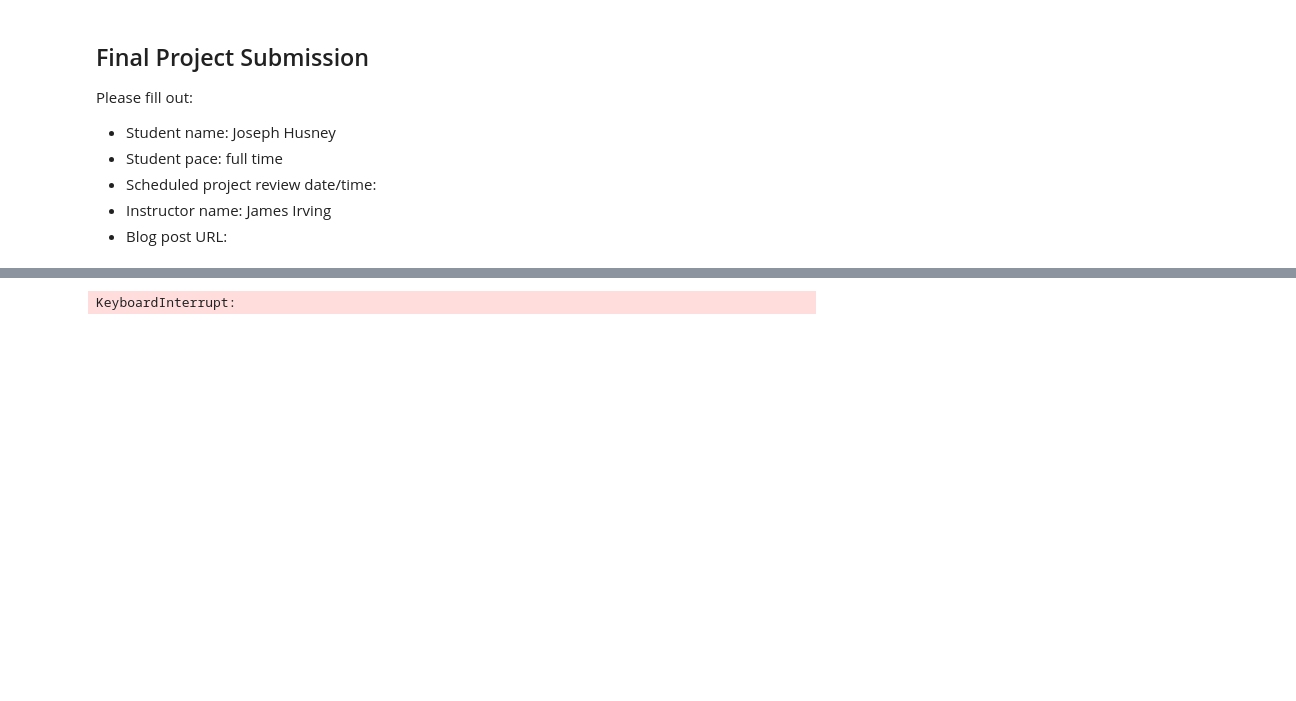
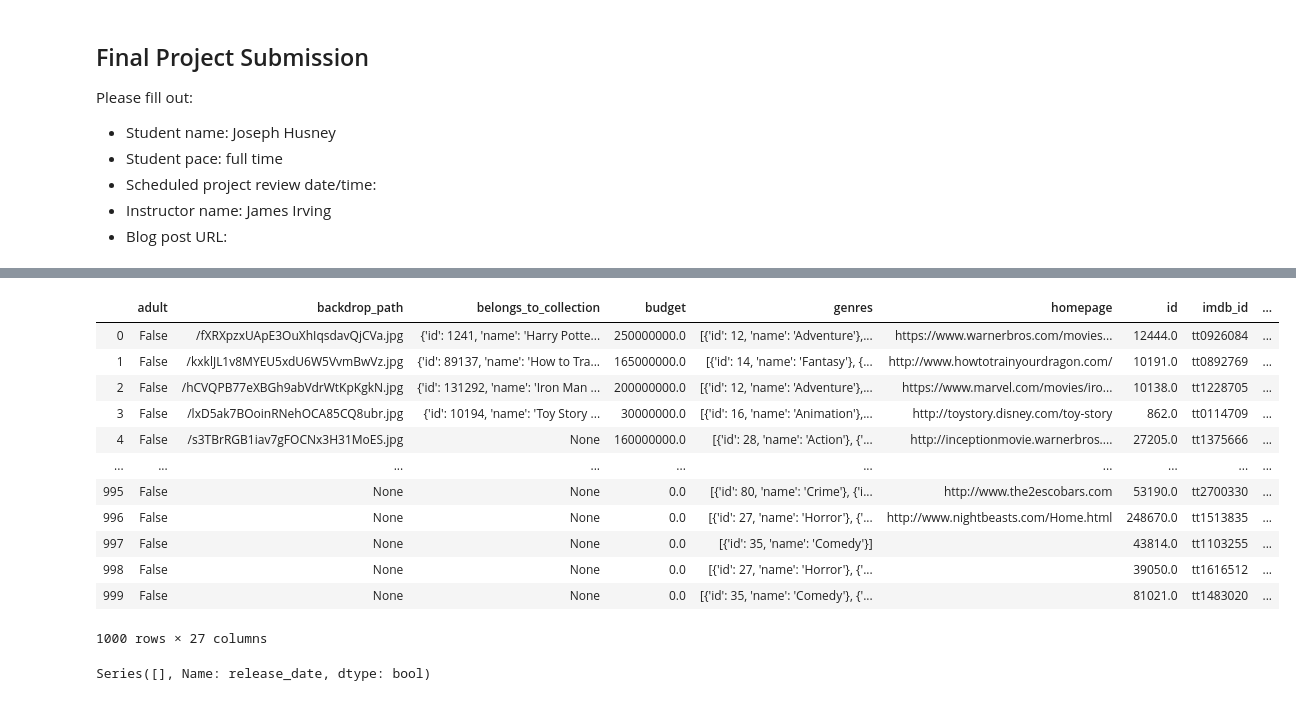
Before and after one commit to jhusney1/dsc-mod-1-project-v2-1-onl01-dtsc-ft-070620, a Jupyter notebook: student.ipynb, the cells around one changed output, grey strips where cells are left out. Drawn from its saved outputs; the diff is of its cells as text; code cells hidden in the pictures; blank space fills up the shorter version.

Commit message:
cleaned code a bit, getting down to filtering by genres (proving difficult

```diff
--- a/student.ipynb
+++ b/student.ipynb
@@ -34,9 +14,0 @@ df.head(50)
-# %%
-# put all ids into a list
-print(len(df))
-print(df.columns)
-movie_ids = []
-for index, rows in df.iterrows():
-    my_list = [rows.id]
-    movie_ids.append(my_list)
-print(movie_ids)
@@ -45,8 +14,0 @@ movie_ids[0][0]
-# %%
-# trying to get information on all movie id's that I got from popular movie sample
-movie_info = []
-for id_ in movie_ids:
-    url = f"https://api.themoviedb.org/3/movie/{id_[0]}?api_key=34017996022f64249a86491295577f6b&language=en-US"
-    response = requests.get(url)
-    movie_info.append(response.json())
-movie_info
@@ -67,14 +32,27 @@ print(movie_ids)
 # %%
-# Getting so far info about 1000 movies based on 1000 id's that I got from dataset i was given
+# Getting so far info about 1000 movies based on 1000 id's that I got from dataset I was given
 # There are 26 thousand movies but it takes very long
 movie_info = []
-for id_ in tqdm(movie_ids[:1000]):
+for id_ in movie_ids[:1000]:
     url = f"https://api.themoviedb.org/3/movie/{id_[0]}?api_key=34017996022f64249a86491295577f6b&language=en-US"
     response = requests.get(url)
     movie_info.append(response.json())
 df = pd.DataFrame.from_dict(movie_info)
+df
 # %% [output]
+|  | adult | backdrop_path | belongs_to_collection | budget | genres | homepage | id | imdb_id | ... |
+| 0 | False | /fXRXpzxUApE3OuXhIqsdavQjCVa.jpg | {'id': 1241, 'name': 'Harry Potte... | 250000000.0 | [{'id': 12, 'name': 'Adventure'},... | https://www.warnerbros.com/movies... | 12444.0 | tt0926084 | ... |
+| 1 | False | /kxklJL1v8MYEU5xdU6W5VvmBwVz.jpg | {'id': 89137, 'name': 'How to Tra... | 165000000.0 | [{'id': 14, 'name': 'Fantasy'}, {... | http://www.howtotrainyourdragon.com/ | 10191.0 | tt0892769 | ... |
+| 2 | False | /hCVQPB77eXBGh9abVdrWtKpKgkN.jpg | {'id': 131292, 'name': 'Iron Man ... | 200000000.0 | [{'id': 12, 'name': 'Adventure'},... | https://www.marvel.com/movies/iro... | 10138.0 | tt1228705 | ... |
+| 3 | False | /lxD5ak7BOoinRNehOCA85CQ8ubr.jpg | {'id': 10194, 'name': 'Toy Story ... | 30000000.0 | [{'id': 16, 'name': 'Animation'},... | http://toystory.disney.com/toy-story | 862.0 | tt0114709 | ... |
+| 4 | False | /s3TBrRGB1iav7gFOCNx3H31MoES.jpg | None | 160000000.0 | [{'id': 28, 'name': 'Action'}, {'... | http://inceptionmovie.warnerbros.... | 27205.0 | tt1375666 | ... |
+| ... | ... | ... | ... | ... | ... | ... | ... | ... | ... |
+| 995 | False | None | None | 0.0 | [{'id': 80, 'name': 'Crime'}, {'i... | http://www.the2escobars.com | 53190.0 | tt2700330 | ... |
+| 996 | False | None | None | 0.0 | [{'id': 27, 'name': 'Horror'}, {'... | http://www.nightbeasts.com/Home.html | 248670.0 | tt1513835 | ... |
+| 997 | False | None | None | 0.0 | [{'id': 35, 'name': 'Comedy'}] |  | 43814.0 | tt1103255 | ... |
+| 998 | False | None | None | 0.0 | [{'id': 27, 'name': 'Horror'}, {'... |  | 39050.0 | tt1616512 | ... |
+| 999 | False | None | None | 0.0 | [{'id': 35, 'name': 'Comedy'}, {'... |  | 81021.0 | tt1483020 | ... |
-KeyboardInterrupt:
+1000 rows × 27 columns
 # %%
 # Telling pandas to allow me to see all rows and columns without summarizing
 pd.set_option('display.max_rows', 1000)
@@ -87,3 +65,5 @@ df_nulls
 # 182    True
 # 864    True
 # need to delete those rows becase they aren't allowing me to view what I want to view
+# %% [output]
+Series([], Name: release_date, dtype: bool)
```
Also changed, not shown: parts of 15 cells of this notebook.
